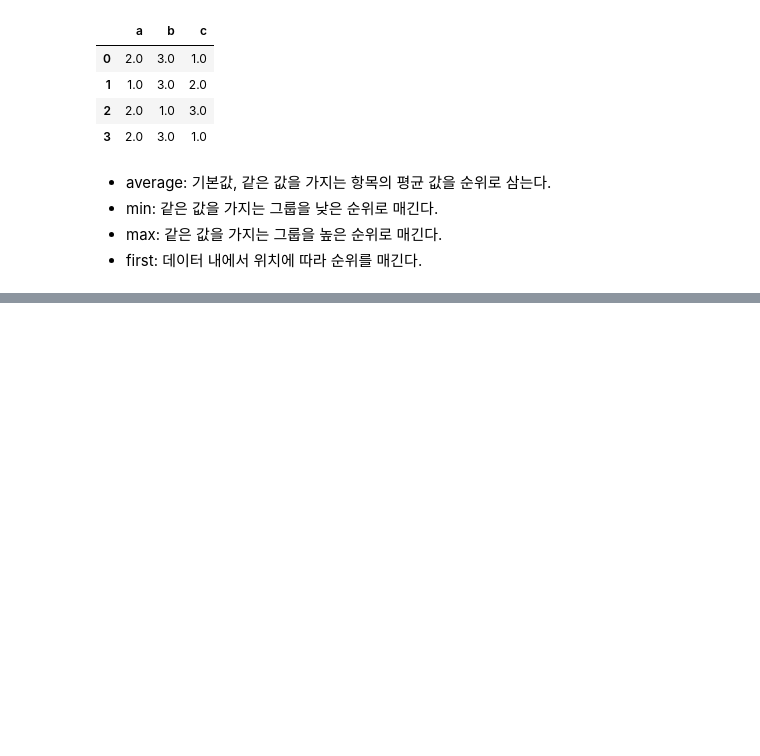
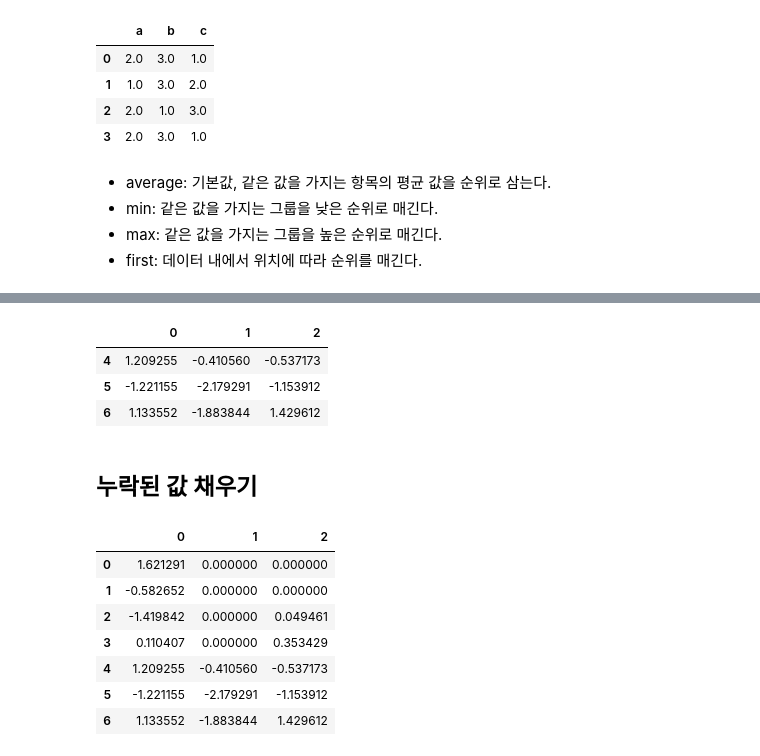
Before and after one commit to angelxtry/PyDataSc, a Jupyter notebook: PyForDA/ch05-pandas_basic/pandas_basic2.ipynb, the cells around one changed output, grey strips where cells are left out. Cells and saved outputs as stored; diff of their text form; code cells hidden in the pictures; blank space fills up the shorter version.

```diff
--- a/PyForDA/ch05-pandas_basic/pandas_basic2.ipynb
+++ b/PyForDA/ch05-pandas_basic/pandas_basic2.ipynb
@@ -170,0 +583,20 @@ frame.rank(axis=1)
+# %%
+df.dropna(thresh=3)
+# %% [output]
+|  | 0 | 1 | 2 |
+| 4 | 1.209255 | -0.410560 | -0.537173 |
+| 5 | -1.221155 | -2.179291 | -1.153912 |
+| 6 | 1.133552 | -1.883844 | 1.429612 |
+# %% [markdown]
+## 누락된 값 채우기
+# %%
+df.fillna(0)
+# %% [output]
+|  | 0 | 1 | 2 |
+| 0 | 1.621291 | 0.000000 | 0.000000 |
+| 1 | -0.582652 | 0.000000 | 0.000000 |
+| 2 | -1.419842 | 0.000000 | 0.049461 |
+| 3 | 0.110407 | 0.000000 | 0.353429 |
+| 4 | 1.209255 | -0.410560 | -0.537173 |
+| 5 | -1.221155 | -2.179291 | -1.153912 |
+| 6 | 1.133552 | -1.883844 | 1.429612 |
```
Also changed, not shown: parts of 126 cells of this notebook, 17 other files.
